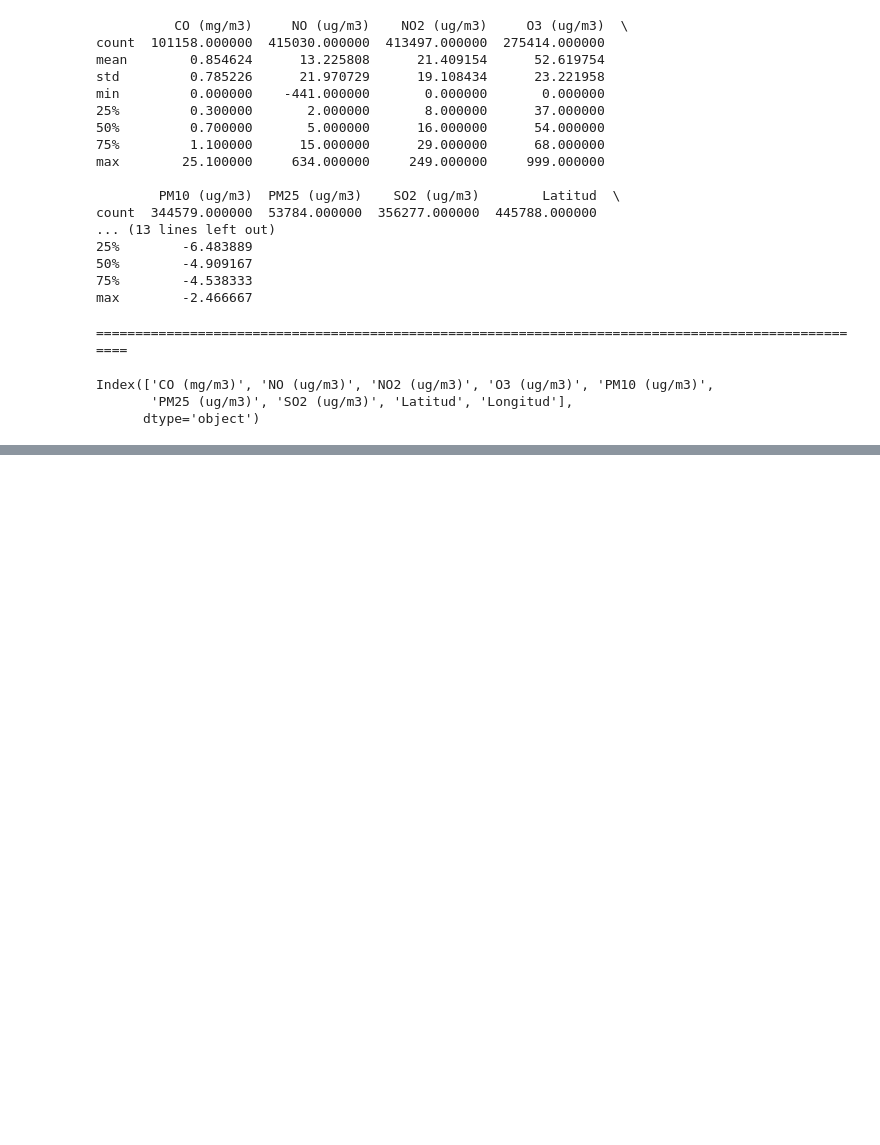
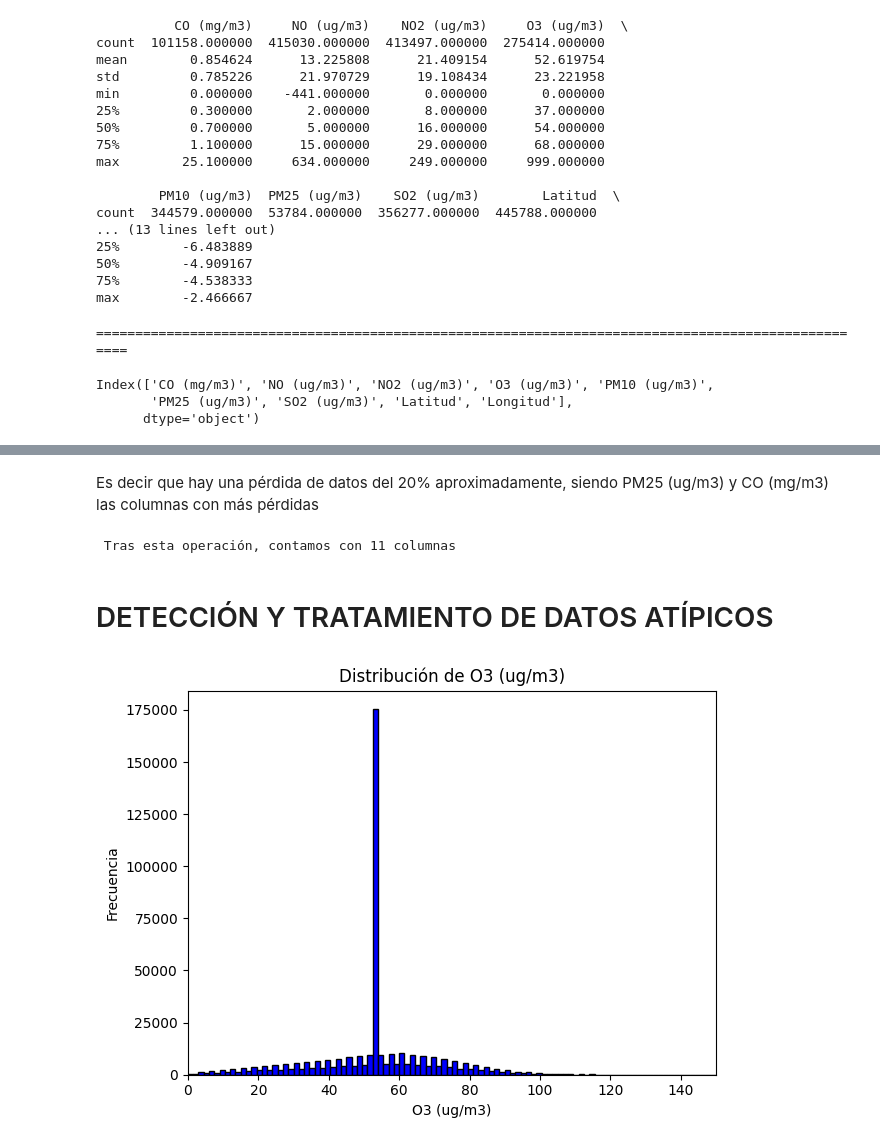
Before and after one commit to RuthCMoreno/Diplomado_IA, a Jupyter notebook: Tarea_Guia_EDA_Python.ipynb, the cells around one changed output, grey strips where cells are left out. Drawn from its saved outputs; the diff is of its cells as text; code cells hidden in the pictures; blank space fills up the shorter version.

```diff
--- a/Tarea_Guia_EDA_Python.ipynb
+++ b/Tarea_Guia_EDA_Python.ipynb
@@ -145,0 +173,11 @@ IndexError: index 3 is out of bounds for axis 0 with size 3
+# %%
+# Ajustar el tipo de la variable Fecha
+calidad_aire['Fecha'] = pd.to_datetime(calidad_aire['Fecha'], errors='coerce')
+
+# Ajustar el tipo de la variable Provincia
+print(calidad_aire['Provincia'].unique())
+calidad_aire['Provincia'] = calidad_aire['Provincia'].astype('category')
+
+# Ajustar el tipo de la variable Estación
+print(calidad_aire['Estación'].unique())
+calidad_aire['Estación'] = calidad_aire['Estación'].astype('category')
@@ -145,0 +276,31 @@ IndexError: index 3 is out of bounds for axis 0 with size 3
+# %% [markdown]
+Es decir que hay una pérdida de datos del 20% aproximadamente, siendo PM25 (ug/m3) y CO (mg/m3) las columnas con más pérdidas
+# %%
+# Guardar copia del dataset original
+calidad_aire_original = calidad_aire.copy()
+# Eliminación de las variables que presentan un % de NaN superior al 50%
+calidad_aire = calidad_aire.loc[:, calidad_aire.isna().mean() < 0.5]
+print(f" Tras esta operación, contamos con {len(calidad_aire.columns)} columnas")
+# %% [output]
+ Tras esta operación, contamos con 11 columnas
+# %%
+# Seleccionamos las variables numéricas
+columnas_numericas = calidad_aire.select_dtypes(include=[np.number]).columns
+
+# Calculamos la media para cada una de las variables numéricas sin tener en cuenta los NaN
+cols_mean = calidad_aire[columnas_numericas].mean()
+
+# Sustituimos los valores NaN por la media correspondiente a cada variable
+calidad_aire[columnas_numericas] = calidad_aire[columnas_numericas].fillna(cols_mean)
+# %% [markdown]
+# DETECCIÓN Y TRATAMIENTO DE DATOS ATÍPICOS
+# %%
+plt.hist(calidad_aire['O3 (ug/m3)'], bins=100, range=(0, 150), color='blue', edgecolor='black')
+plt.title('Distribución de O3 (ug/m3)')
+plt.xlabel('O3 (ug/m3)')
+plt.ylabel('Frecuencia')
+plt.xlim(0,150)
+plt.tight_layout()
+plt.show()
+# %% [output]
+[figure, added]
```
Also changed, not shown: parts of 26 cells of this notebook.
